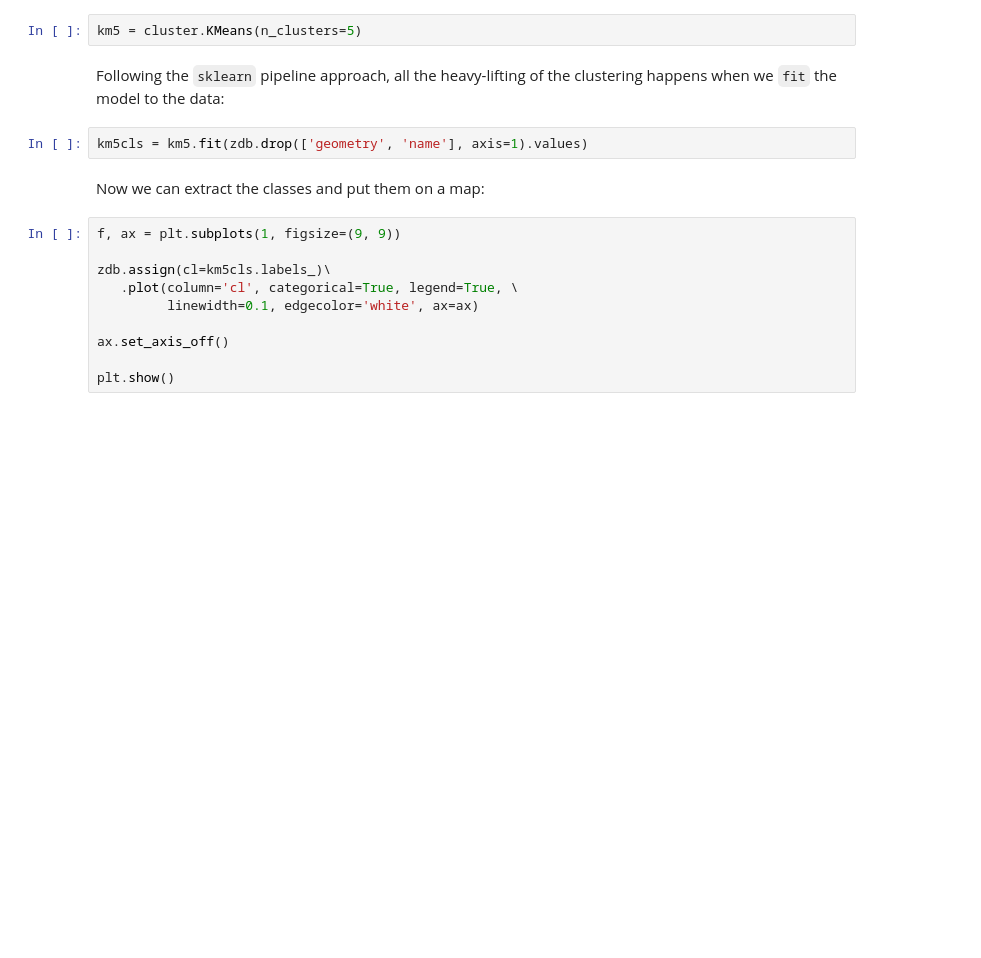
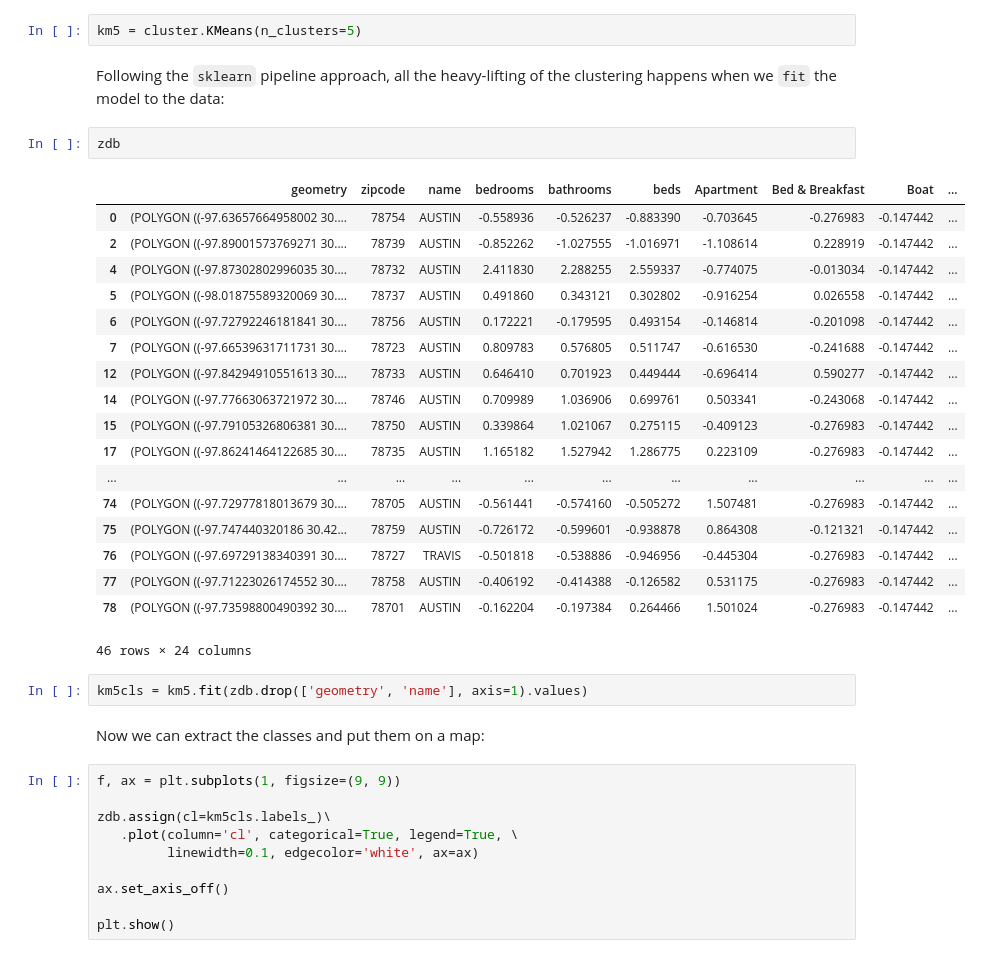
Before and after one commit to darribas/gds_scipy16, a Jupyter notebook: content/part2/05_spatial_clustering.ipynb, the cells around one changed output. Saved outputs shown, nothing was run; the diff lists cells and outputs as text; blank space fills up the shorter version.

```diff
--- a/content/part2/05_spatial_clustering.ipynb
+++ b/content/part2/05_spatial_clustering.ipynb
@@ -133,6 +135,27 @@ Technically speaking, we describe the method and the parameters on the following
 km5 = cluster.KMeans(n_clusters=5)
 # %% [markdown]
 Following the `sklearn` pipeline approach, all the heavy-lifting of the clustering happens when we `fit` the model to the data:
+# %%
+zdb
+# %% [output]
+|  | geometry | zipcode | name | bedrooms | bathrooms | beds | Apartment | Bed & Breakfast | Boat | ... |
+| 0 | (POLYGON ((-97.63657664958002 30.... | 78754 | AUSTIN | -0.558936 | -0.526237 | -0.883390 | -0.703645 | -0.276983 | -0.147442 | ... |
+| 2 | (POLYGON ((-97.89001573769271 30.... | 78739 | AUSTIN | -0.852262 | -1.027555 | -1.016971 | -1.108614 | 0.228919 | -0.147442 | ... |
+| 4 | (POLYGON ((-97.87302802996035 30.... | 78732 | AUSTIN | 2.411830 | 2.288255 | 2.559337 | -0.774075 | -0.013034 | -0.147442 | ... |
+| 5 | (POLYGON ((-98.01875589320069 30.... | 78737 | AUSTIN | 0.491860 | 0.343121 | 0.302802 | -0.916254 | 0.026558 | -0.147442 | ... |
+| 6 | (POLYGON ((-97.72792246181841 30.... | 78756 | AUSTIN | 0.172221 | -0.179595 | 0.493154 | -0.146814 | -0.201098 | -0.147442 | ... |
+| 7 | (POLYGON ((-97.66539631711731 30.... | 78723 | AUSTIN | 0.809783 | 0.576805 | 0.511747 | -0.616530 | -0.241688 | -0.147442 | ... |
+| 12 | (POLYGON ((-97.84294910551613 30.... | 78733 | AUSTIN | 0.646410 | 0.701923 | 0.449444 | -0.696414 | 0.590277 | -0.147442 | ... |
+| 14 | (POLYGON ((-97.77663063721972 30.... | 78746 | AUSTIN | 0.709989 | 1.036906 | 0.699761 | 0.503341 | -0.243068 | -0.147442 | ... |
+| 15 | (POLYGON ((-97.79105326806381 30.... | 78750 | AUSTIN | 0.339864 | 1.021067 | 0.275115 | -0.409123 | -0.276983 | -0.147442 | ... |
+| 17 | (POLYGON ((-97.86241464122685 30.... | 78735 | AUSTIN | 1.165182 | 1.527942 | 1.286775 | 0.223109 | -0.276983 | -0.147442 | ... |
+| ... | ... | ... | ... | ... | ... | ... | ... | ... | ... | ... |
+| 74 | (POLYGON ((-97.72977818013679 30.... | 78705 | AUSTIN | -0.561441 | -0.574160 | -0.505272 | 1.507481 | -0.276983 | -0.147442 | ... |
+| 75 | (POLYGON ((-97.747440320186 30.42... | 78759 | AUSTIN | -0.726172 | -0.599601 | -0.938878 | 0.864308 | -0.121321 | -0.147442 | ... |
+| 76 | (POLYGON ((-97.69729138340391 30.... | 78727 | TRAVIS | -0.501818 | -0.538886 | -0.946956 | -0.445304 | -0.276983 | -0.147442 | ... |
+| 77 | (POLYGON ((-97.71223026174552 30.... | 78758 | AUSTIN | -0.406192 | -0.414388 | -0.126582 | 0.531175 | -0.276983 | -0.147442 | ... |
+| 78 | (POLYGON ((-97.73598800490392 30.... | 78701 | AUSTIN | -0.162204 | -0.197384 | 0.264466 | 1.501024 | -0.276983 | -0.147442 | ... |
+46 rows × 24 columns
 # %%
 km5cls = km5.fit(zdb.drop(['geometry', 'name'], axis=1).values)
 # %% [markdown]
```
Also changed, not shown: parts of 10 cells of this notebook, 2 other files.
